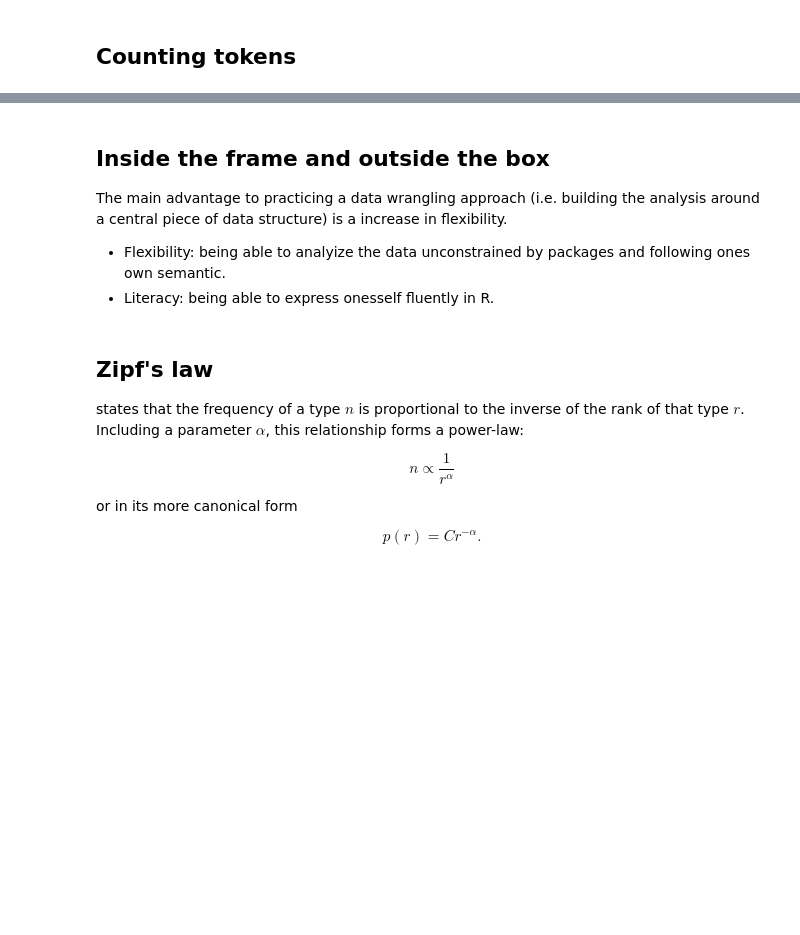
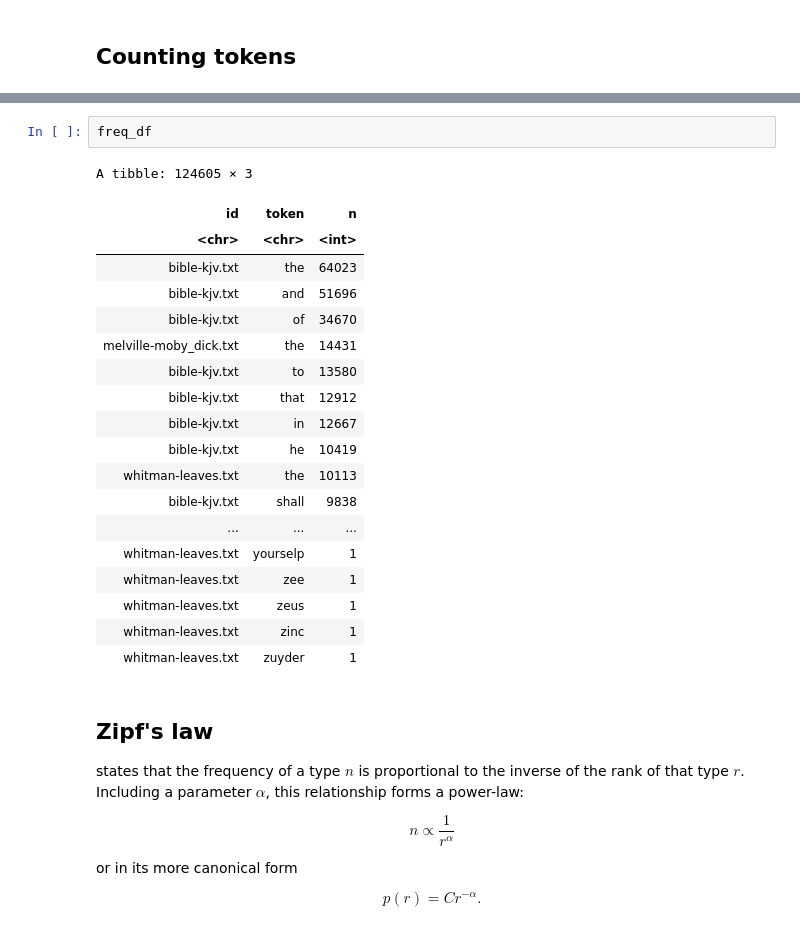
Before and after one commit to jrriebling/TM_R_Workshop, a Jupyter notebook: slides/5_Basic_Text_Analysis.ipynb, the cells around one changed output, grey strips where cells are left out. Saved outputs shown, nothing was run; the diff lists cells and outputs as text; blank space fills up the shorter version.

```diff
--- a/slides/5_Basic_Text_Analysis.ipynb
+++ b/slides/5_Basic_Text_Analysis.ipynb
@@ -193,10 +159,25 @@ freq.df %>%
-# %% [markdown]
-## Inside the frame and outside the box
-
-The main advantage to practicing a data wrangling approach (i.e. building the analysis around a central piece of data structure) is a increase in flexibility.
-
-* Flexibility: being able to analyize the data unconstrained by packages and following ones own semantic.
-* Literacy: being able to express onesself fluently in R.
+# %%
+freq_df
+# %% [output]
+A tibble: 124605 × 3
+| id | token | n |
+| <chr> | <chr> | <int> |
+| bible-kjv.txt | the | 64023 |
+| bible-kjv.txt | and | 51696 |
+| bible-kjv.txt | of | 34670 |
+| melville-moby_dick.txt | the | 14431 |
+| bible-kjv.txt | to | 13580 |
+| bible-kjv.txt | that | 12912 |
+| bible-kjv.txt | in | 12667 |
+| bible-kjv.txt | he | 10419 |
+| whitman-leaves.txt | the | 10113 |
+| bible-kjv.txt | shall | 9838 |
+| ... | ... | ... |
+| whitman-leaves.txt | yourselp | 1 |
+| whitman-leaves.txt | zee | 1 |
+| whitman-leaves.txt | zeus | 1 |
+| whitman-leaves.txt | zinc | 1 |
+| whitman-leaves.txt | zuyder | 1 |
 # %% [markdown]
 ## Zipf's law
 
```
Also changed, not shown: parts of 20 cells of this notebook.
